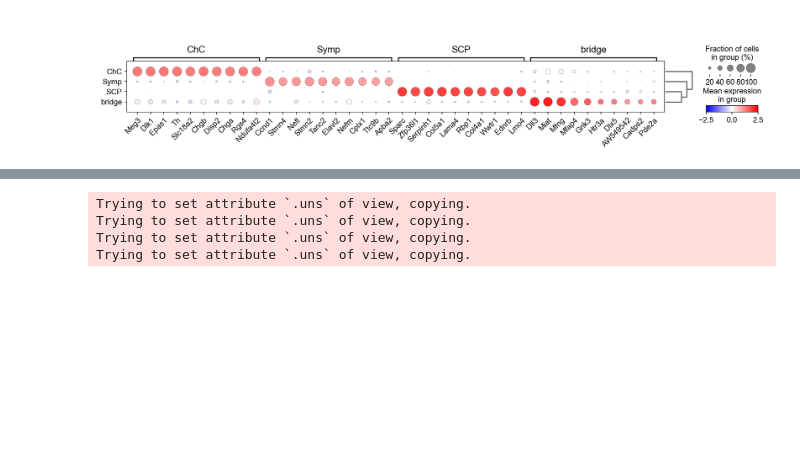
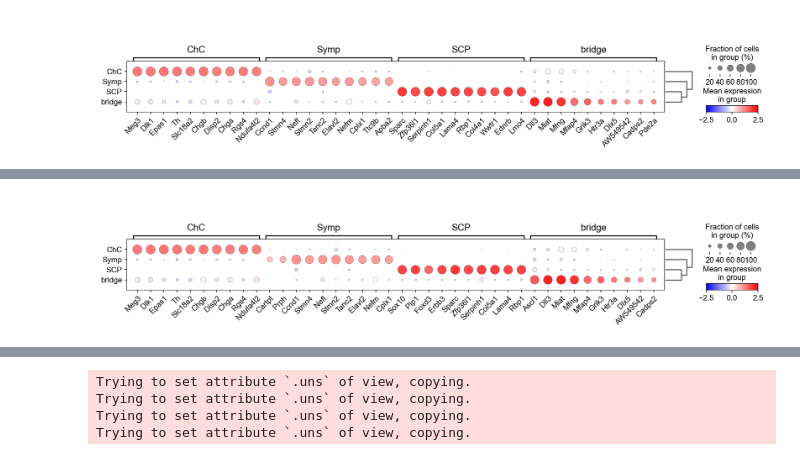
Before and after one commit to LouisFaure/Adrenal5HTP_paper, a Jupyter notebook: Plots.ipynb, the cells around one changed output, grey strips where cells are left out. Saved outputs shown, nothing was run; the diff lists cells and outputs as text; code cells hidden in the pictures; blank space fills up the shorter version.

```diff
--- a/Plots.ipynb
+++ b/Plots.ipynb
@@ -51,0 +55,13 @@ plt.savefig("figures/dotplot.svg",bbox_inches='tight')
+# %%
+ax=sc.pl.dotplot(adata,{"bridge":["Ascl1"]+sc.get.rank_genes_groups_df(adata,"bridge",log2fc_min=3).names[:9].tolist(),
+                        "SCP":["Sox10","Plp1","Foxd3","Erbb3"]+sc.get.rank_genes_groups_df(adata,"SCP",log2fc_min=3).names[:6].tolist(),
+                        "ChC":sc.get.rank_genes_groups_df(adata,"ChC",log2fc_min=3).names[:10].tolist(),
+                        "Symp":["Cartpt", "Prph"]+sc.get.rank_genes_groups_df(adata,"Symp",log2fc_min=3).names[:8].tolist()},
+                 var_group_rotation=0,groupby="annot",layer="scaled",
+                 vmin=-2.5,vmax=2.5,cmap="bwr",show=False,
+                 dendrogram=True,
+                 var_group_labels=["ChC","Symp","SCP","bridge"])
+plt.setp(ax['mainplot_ax'].get_xticklabels(), rotation=45, ha="right", rotation_mode="anchor");
+plt.savefig("figures/dotplot_with_known.svg",bbox_inches='tight')
+# %% [output]
+[figure, added]
```
Also changed, not shown: parts of 6 cells of this notebook, 3 other files.
